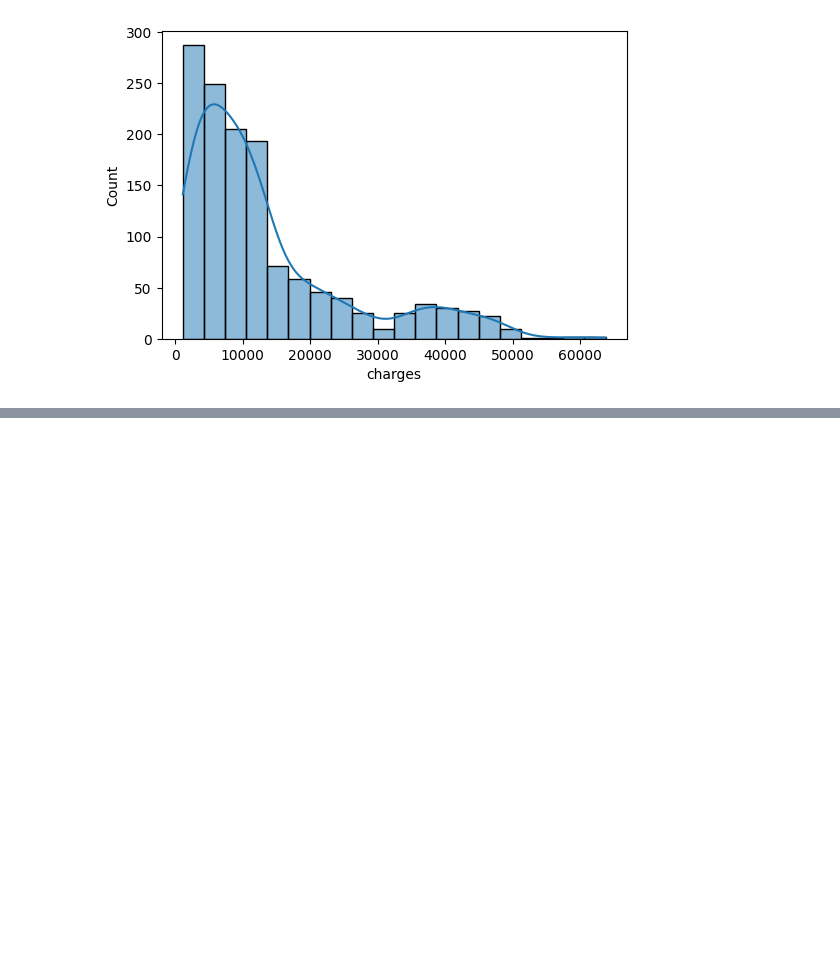
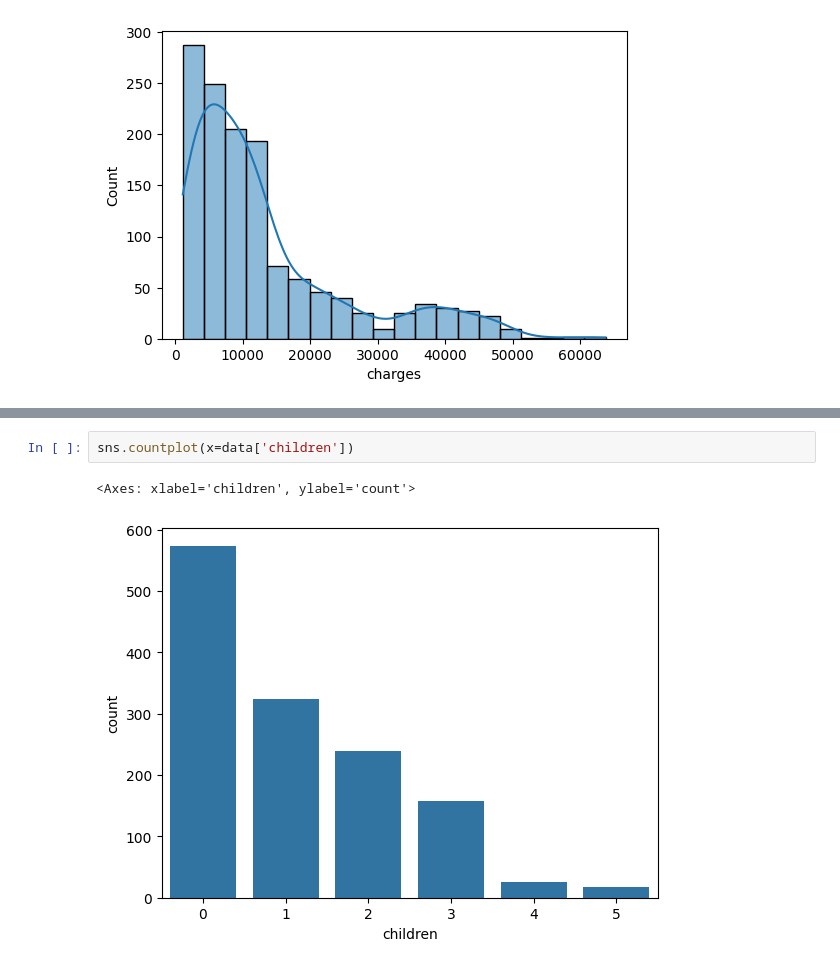
Before and after one commit to x-shakuni/machine-learning-projects, a Jupyter notebook: Supervised Machine Learning/insurance/insurance_EDA.ipynb, the cells around one changed output, grey strips where cells are left out. Drawn from its saved outputs; the diff is of its cells as text; blank space fills up the shorter version.

```diff
--- a/Supervised Machine Learning/insurance/insurance_EDA.ipynb
+++ b/Supervised Machine Learning/insurance/insurance_EDA.ipynb
@@ -79,0 +90,5 @@ for col in numeric_columns:
+# %%
+sns.countplot(x=data['children'])
+# %% [output]
+<Axes: xlabel='children', ylabel='count'>
+[figure, added]
```
Also changed, not shown: parts of 34 cells of this notebook.
